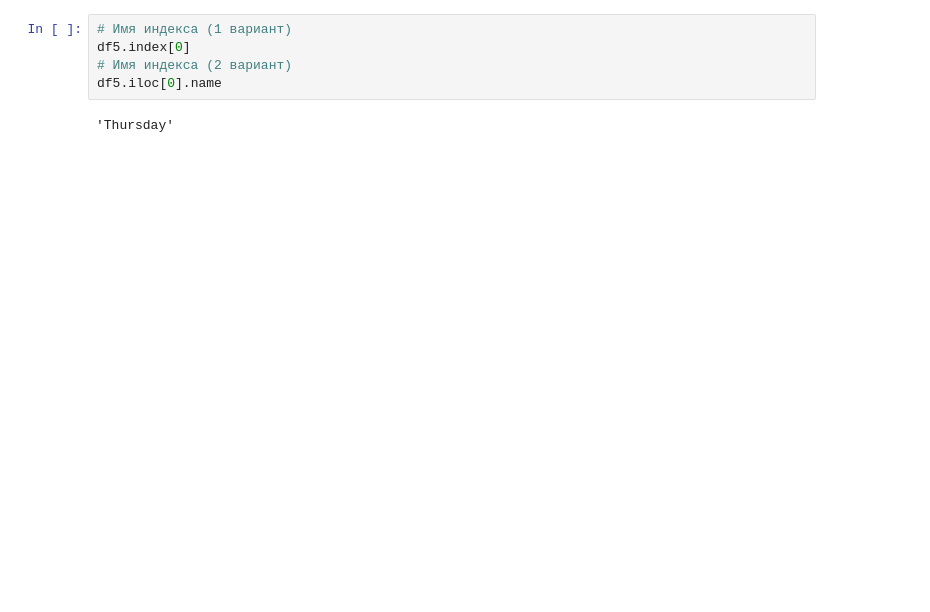
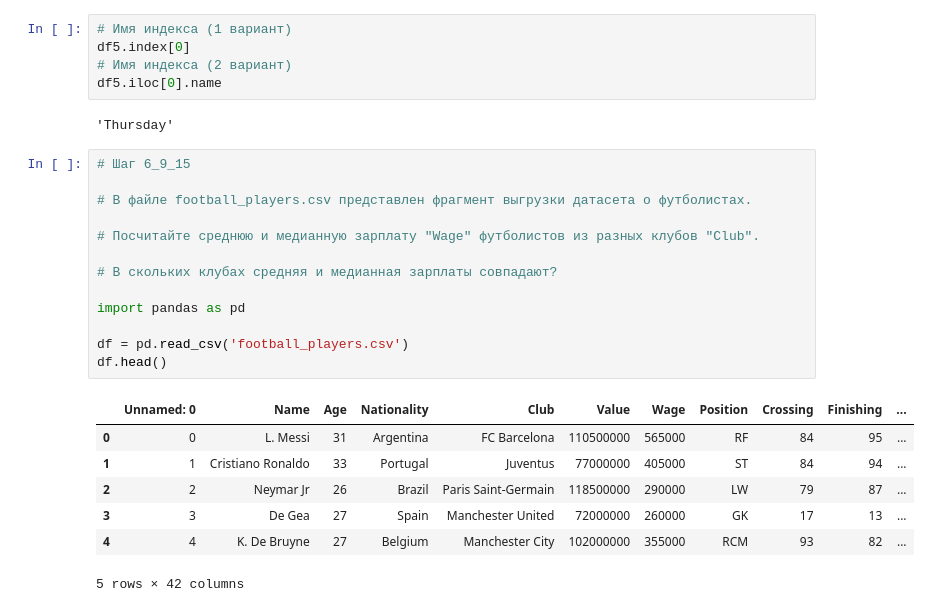
Before and after one commit to NikitaKozlov3412/MyProjectsAndGames, a Jupyter notebook: Stepik_lesson_6_9 Группировка таблиц Pandas DataFrame.ipynb, the cells around one changed output. Drawn from its saved outputs; the diff is of its cells as text; blank space fills up the shorter version.

```diff
--- a/Stepik_lesson_6_9 Группировка таблиц Pandas DataFrame.ipynb
+++ b/Stepik_lesson_6_9 Группировка таблиц Pandas DataFrame.ipynb
@@ -781,3 +781,24 @@ df5.index[0]
 df5.iloc[0].name
 # %% [output]
 'Thursday'
+# %%
+# Шаг 6_9_15
+
+# В файле football_players.csv представлен фрагмент выгрузки датасета о футболистах.
+
+# Посчитайте среднюю и медианную зарплату "Wage" футболистов из разных клубов "Club".
+
+# В скольких клубах средняя и медианная зарплаты совпадают?
+
+import pandas as pd
+
+df = pd.read_csv('football_players.csv')
+df.head()
+# %% [output]
+|  | Unnamed: 0 | Name | Age | Nationality | Club | Value | Wage | Position | Crossing | Finishing | ... |
+| 0 | 0 | L. Messi | 31 | Argentina | FC Barcelona | 110500000 | 565000 | RF | 84 | 95 | ... |
+| 1 | 1 | Cristiano Ronaldo | 33 | Portugal | Juventus | 77000000 | 405000 | ST | 84 | 94 | ... |
+| 2 | 2 | Neymar Jr | 26 | Brazil | Paris Saint-Germain | 118500000 | 290000 | LW | 79 | 87 | ... |
+| 3 | 3 | De Gea | 27 | Spain | Manchester United | 72000000 | 260000 | GK | 17 | 13 | ... |
+| 4 | 4 | K. De Bruyne | 27 | Belgium | Manchester City | 102000000 | 355000 | RCM | 93 | 82 | ... |
+5 rows × 42 columns
```
Also changed, not shown: parts of 13 cells of this notebook.
